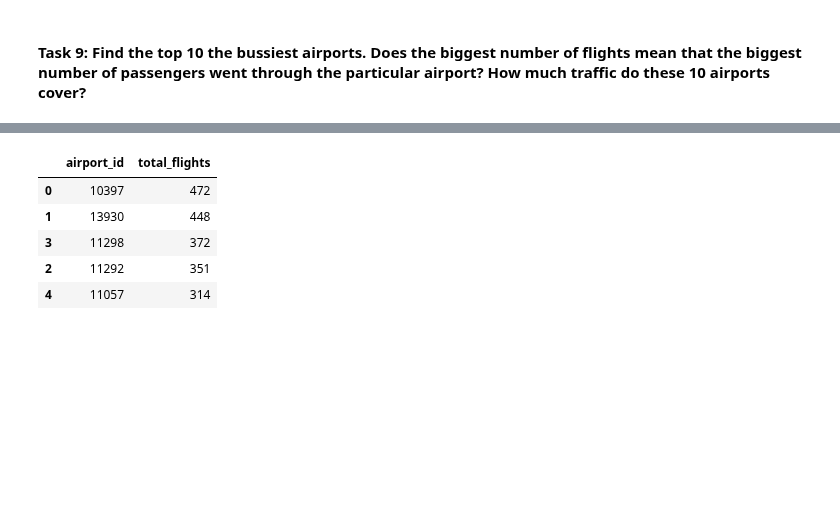
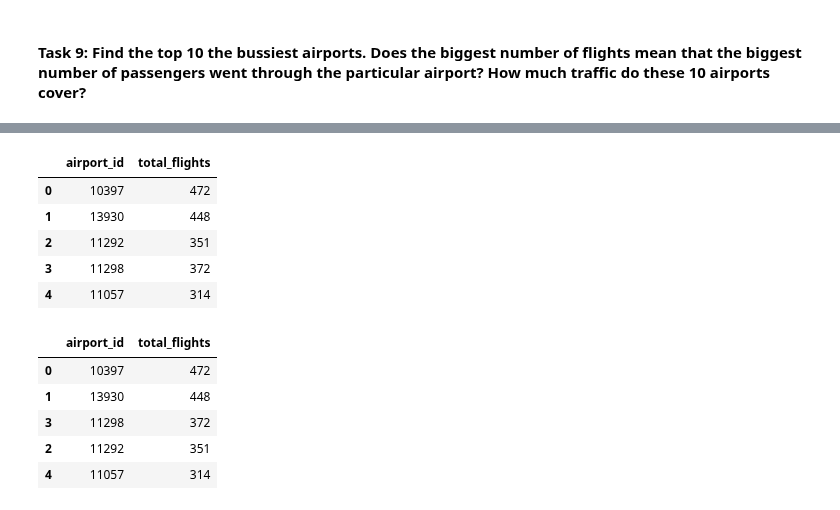
Before and after one commit to jackycwwang/lighthouse_lab_midterm_project, a Jupyter notebook: src/exploratory_analysis.ipynb, the cells around one changed output, grey strips where cells are left out. Cells and saved outputs as stored; diff of their text form; code cells hidden in the pictures; blank space fills up the shorter version.

```diff
--- a/src/exploratory_analysis.ipynb
+++ b/src/exploratory_analysis.ipynb
@@ -537,3 +554,12 @@ df_new['total_flight_origin'] =
+# %%
+airport_count.head()
+# %% [output]
+|  | airport_id | total_flights |
+| 0 | 10397 | 472 |
+| 1 | 13930 | 448 |
+| 2 | 11292 | 351 |
+| 3 | 11298 | 372 |
+| 4 | 11057 | 314 |
 # %%
 # CALULATE TOP 10 AIRPORTS
 top_airport_counts = airport_count.sort_values(by='total_flights', ascending=False).head(50)
```
Also changed, not shown: parts of 5 cells of this notebook.
